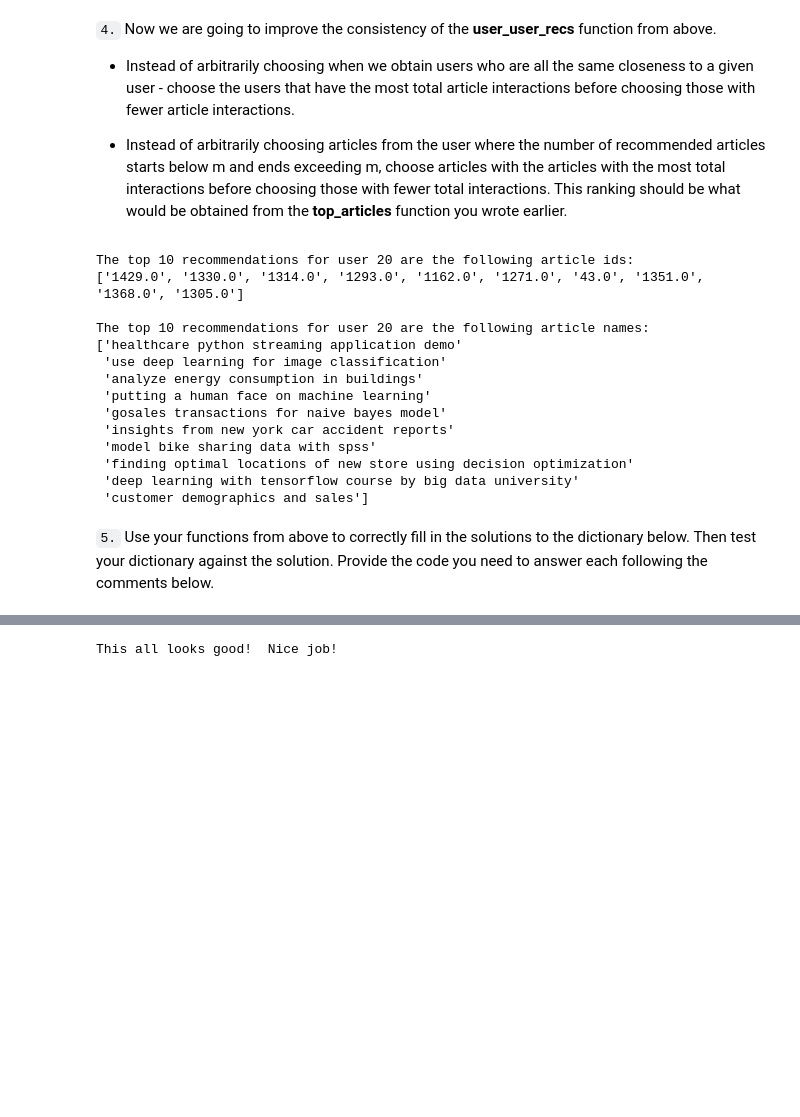
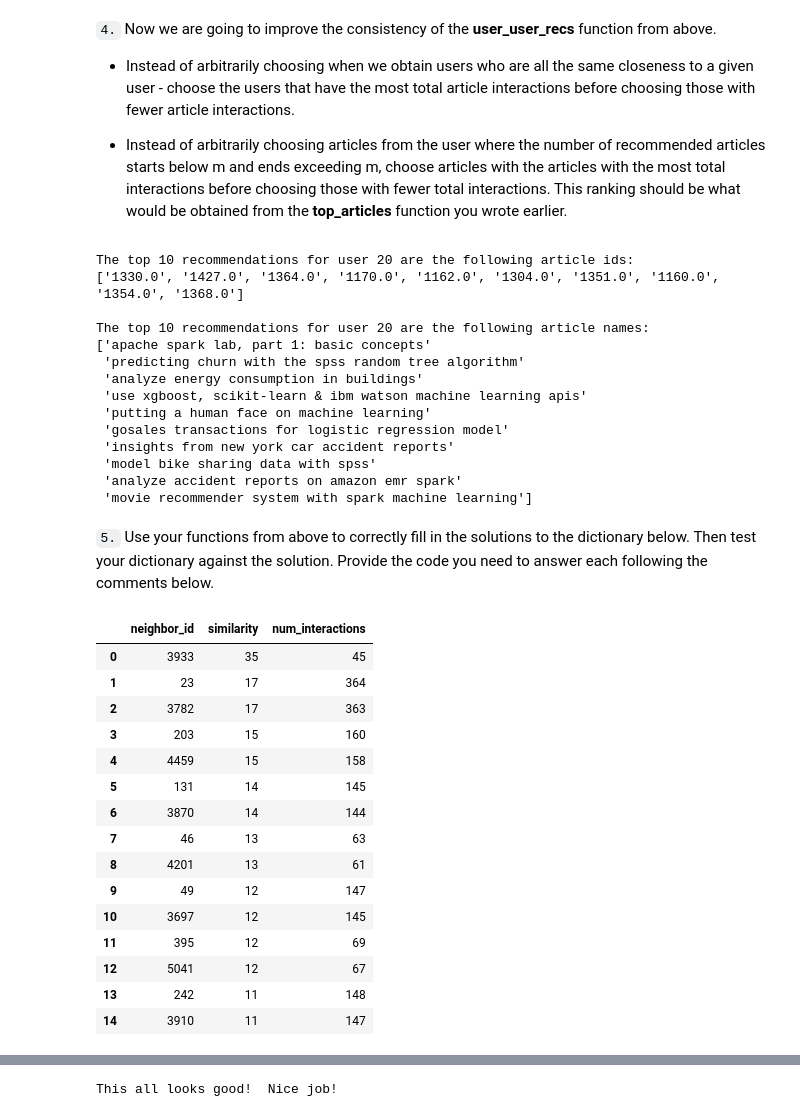
Before and after one commit to thomasheinemann/user_specific_article_recommendations_study, a Jupyter notebook: Recommendations_with_IBM.ipynb, the cells around one changed output, grey strips where cells are left out. Saved outputs shown, nothing was run; the diff lists cells and outputs as text; code cells hidden in the pictures; blank space fills up the shorter version.

```diff
--- a/Recommendations_with_IBM.ipynb
+++ b/Recommendations_with_IBM.ipynb
@@ -456,22 +444,26 @@ def get_top_sorted_users(user_id, df=df, user_item=user_item):
                     highest of each is higher in the dataframe
 
     '''
-    # Your code here
 
     ## similarity_metrics
-    simu=find_similar_users(user_id)
-    similarity_given_user_vs_neighbor_users=user_item.loc[simu].dot(pd.DataFrame(user_item.loc[user_id].transpose()))
+
+    # find similar users
+    sim_users=find_similar_users(user_id,user_item)
+
+    # determine similarity of each neighbor user with the given user
+    similarity_given_user_vs_neighbor_users=user_item.loc[sim_users].dot(pd.DataFrame(user_item.loc[user_id].transpose()))
     similarity_given_user_vs_neighbor_users.rename({user_id: "similarity", "user_id" : "neighbor_id"}, axis='columns',inplace=True)
     similarity_given_user_vs_neighbor_users.reset_index(inplace=True)
-    number_interactions=[len(get_user_articles(user)[0]) for user in simu]
 
+    # create list where each entry i is the number of all articles user i has read (multiples counted) otherwise use:  number_interactions=[len(get_user_articles(user,user_item)[0]) for user in sim_users]
+    number_interactions=[df[df.user_id==user].shape[0] for user in sim_users]
 
-    dicti={"neighbor_id" : similarity_given_user_vs_neighbor_users.user_id, "similarity" : similarity_given_user_vs_neighbor_users.similarity, "num_interactions" : number_interactions}
-    # dicti={ "similarity" : similarity_given_user_vs_neighbor_users.similarity, "num_interactions" : number_interactions}
-    neighbors_df=pd.DataFrame.from_dict(dicti, orient='columns')
+    # concat "similarity_given_user_vs_neighbor_users" with "number_interactions" and sort descending after similarity then after number of interactions
+    temp={"neighbor_id" : similarity_given_user_vs_neighbor_users.user_id, "similarity" : similarity_given_user_vs_neighbor_users.similarity, "num_interactions" : number_interactions}
+    neighbors_df=pd.DataFrame.from_dict(temp, orient='columns')
     neighbors_df.sort_values(by=["similarity", "num_interactions"], ascending=[False,False], inplace=True)
-    # neighbors_df=similarity_given_user_vs_neighbor_users
-    return neighbors_df # Return the dataframe specified in the doc_string
+
+    return neighbors_df.reset_index(drop=True) # Return the dataframe specified in the doc_string
 
 
 def user_user_recs_part2(user_id, m=10):
@@ -497,21 +489,27 @@ def user_user_recs_part2(user_id, m=10):
     before choosing those with fewer total interactions.
 
     '''
-    # Your code here
 
-    own_article_ids=get_user_articles(user_id)[0]       # articles read by given user
-    sim_users=get_top_sorted_users(user_id).neighbor_id # all other users but sorted by number of common articles read and number of articles read in total by the other user
+    # determine articles read by given user
+    own_article_ids=get_user_articles(user_id)[0]
 
-    # determine number of others that interacted with each article
-    article_views=df[["article_id"]].groupby(by="article_id").value_counts(dropna=False).to_frame()
+    # determine similar users but sorted by number of common articles read and number of articles read in total by the other user
+    sim_users=get_top_sorted_users(user_id).neighbor_id.values
+
+    # determine views for each article
+    article_views=df[["article_id"]].groupby(by="article_id").value_counts(dropna=False)
+
+    # iterate similar users subsequently and concat all their article ids into one list
     article_ids_list=[]
     for user in sim_users:
-        article_ids=list(set(get_user_articles(user)[0]).difference(own_article_ids))
-        article_ids_list.extend(list(article_views.loc[article_ids].sort_values(by="count",ascending=False).index.values))
+        article_ids=list(set(get_user_articles(user)[0]).difference(own_article_ids).difference(set(article_ids_list)))
+        article_ids_list.extend(list(article_views.loc[article_ids].sort_values(ascending=False).index.values))
+
         if len(article_ids_list)>=m:
             break
     recs=article_ids_list[:m]
 
+    # determine article names from list of article ids
     rec_names=get_article_names(recs)
 
     return recs, rec_names
@@ -525,19 +523,19 @@ print("The top 10 recommendations for user 20 are the following article names:")
 print(rec_names)
 # %% [output]
 The top 10 recommendations for user 20 are the following article ids:
-['1429.0', '1330.0', '1314.0', '1293.0', '1162.0', '1271.0', '43.0', '1351.0', '1368.0', '1305.0']
+['1330.0', '1427.0', '1364.0', '1170.0', '1162.0', '1304.0', '1351.0', '1160.0', '1354.0', '1368.0']
 
 The top 10 recommendations for user 20 are the following article names:
-['healthcare python streaming application demo'
- 'use deep learning for image classification'
+['apache spark lab, part 1: basic concepts'
+ 'predicting churn with the spss random tree algorithm'
  'analyze energy consumption in buildings'
+ 'use xgboost, scikit-learn & ibm watson machine learning apis'
  'putting a human face on machine learning'
- 'gosales transactions for naive bayes model'
+ 'gosales transactions for logistic regression model'
  'insights from new york car accident reports'
  'model bike sharing data with spss'
- 'finding optimal locations of new store using decision optimization'
- 'deep learning with tensorflow course by big data university'
- 'customer demographics and sales']
+ 'analyze accident reports on amazon emr spark'
+ 'movie recommender system with spark machine learning']
 # %% [markdown]
 `5.` Use your functions from above to correctly fill in the solutions to the dictionary below.  Then test your dictionary against the solution.  Provide the code you need to answer each following the comments below.
 # %%
@@ -547,0 +546,20 @@ user131_10th_sim = get_top_sorted_users(131).neighbor_id[10] # Find the 11th mos
+# %%
+# show neighbors of user 1 sorted by similarity and number of articles they read
+get_top_sorted_users(1).head(15)
+# %% [output]
+|  | neighbor_id | similarity | num_interactions |
+| 0 | 3933 | 35 | 45 |
+| 1 | 23 | 17 | 364 |
+| 2 | 3782 | 17 | 363 |
+| 3 | 203 | 15 | 160 |
+| 4 | 4459 | 15 | 158 |
+| 5 | 131 | 14 | 145 |
+| 6 | 3870 | 14 | 144 |
+| 7 | 46 | 13 | 63 |
+| 8 | 4201 | 13 | 61 |
+| 9 | 49 | 12 | 147 |
+| 10 | 3697 | 12 | 145 |
+| 11 | 395 | 12 | 69 |
+| 12 | 5041 | 12 | 67 |
+| 13 | 242 | 11 | 148 |
+| 14 | 3910 | 11 | 147 |
```
Also changed, not shown: parts of 31 cells of this notebook, 3 other files.
